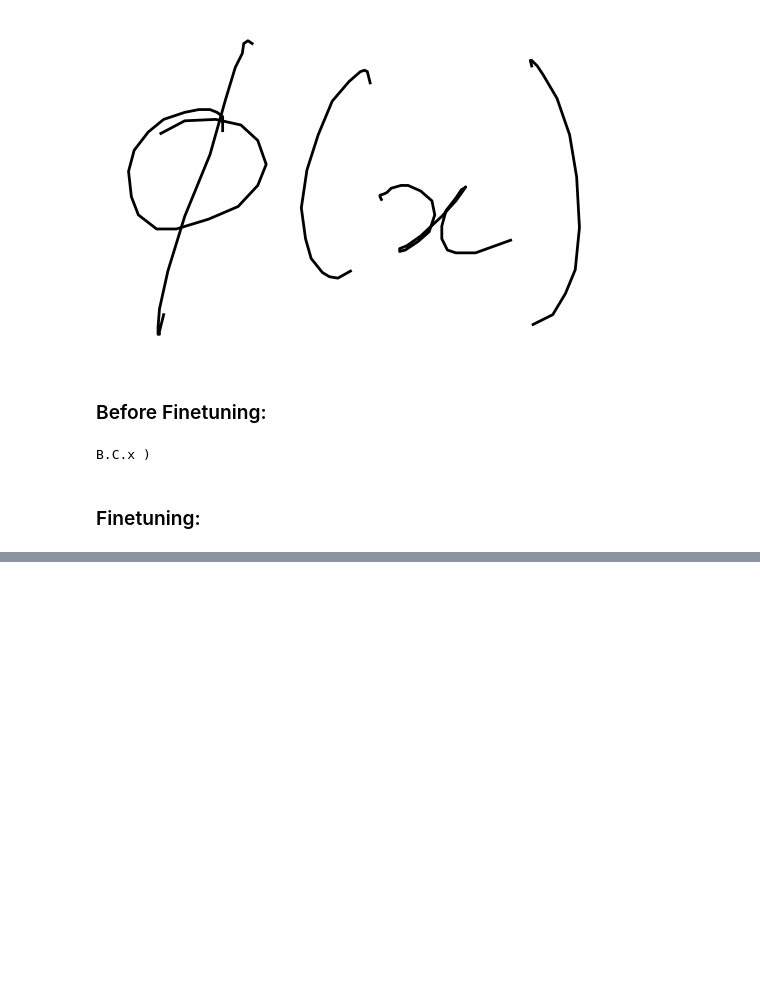
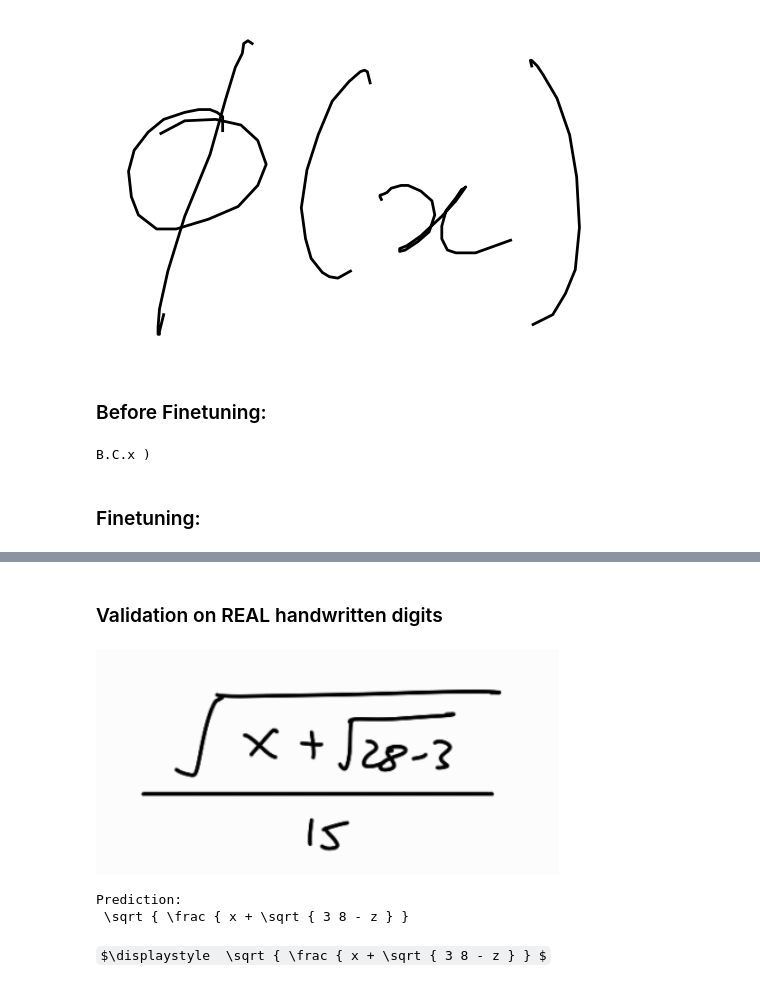
Before and after one commit to leonlenk/LaTeX_OCR, a Jupyter notebook: scripts/TrOCR.ipynb, the cells around one changed output, grey strips where cells are left out. Saved outputs shown, nothing was run; the diff lists cells and outputs as text; code cells hidden in the pictures; some formulas as TeX source; blank space fills up the shorter version.

```diff
--- a/scripts/TrOCR.ipynb
+++ b/scripts/TrOCR.ipynb
@@ -168,0 +210,22 @@ Validation loss: 0.28538521561476826
+# %% [markdown]
+### Validation on REAL handwritten digits
+# %%
+import random
+image = Image.open("../handwritten_val/q6.png").convert('RGB')
+caption = val_ds.labels_val.iloc[idx, 0]
+
+from IPython.display import display, Math, Latex
+# Show image
+display(image)
+
+pixel_values = processor(images = image, return_tensors="pt").pixel_values.to(device)
+out = model.generate(pixel_values, max_new_tokens = 256)
+print("Prediction:")
+pred = processor.decode(out[0], skip_special_tokens=True).replace("\\ ", "\\")
+print(pred)
+display(Math(pred))
+# %% [output]
+[figure, added]
+Prediction:
+ \sqrt { \frac { x + \sqrt { 3 8 - z } }
+$\displaystyle  \sqrt { \frac { x + \sqrt { 3 8 - z } } $
```
Also changed, not shown: parts of 3 cells of this notebook, 7 other files.
